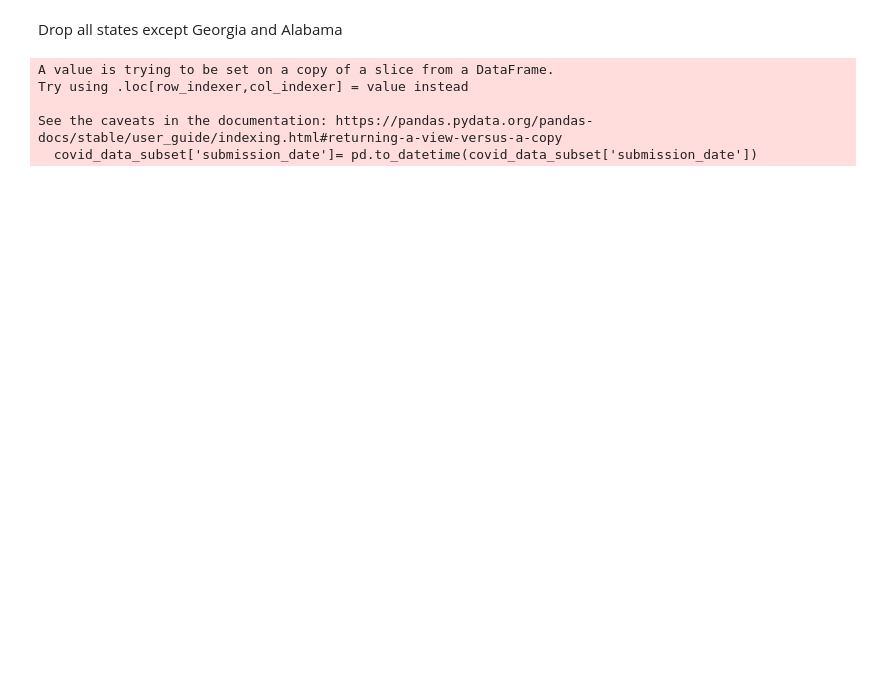
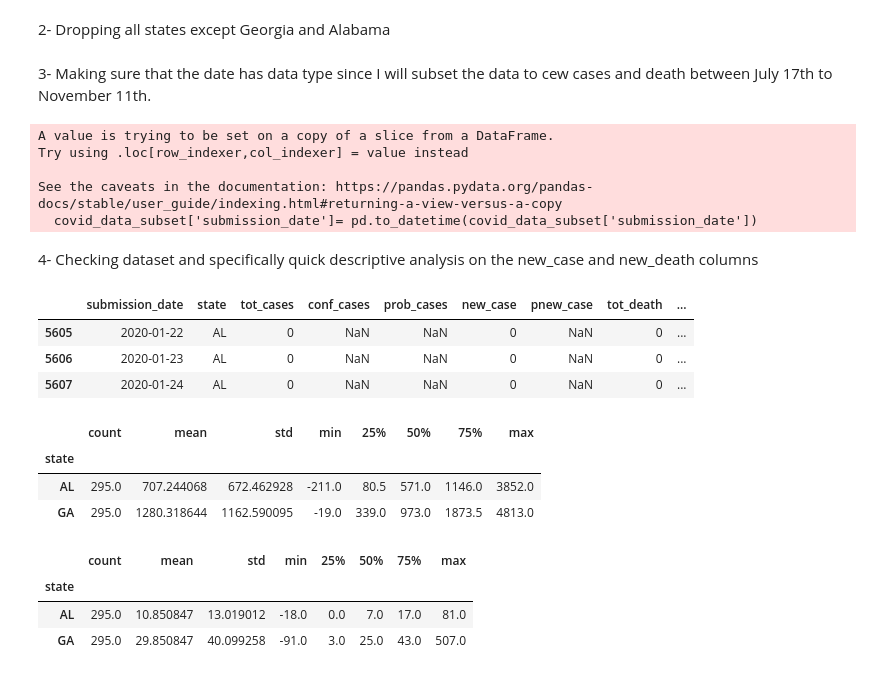
Before and after one commit to dibay/mask-wearing-policy-COVID-19-burden, a Jupyter notebook: Data-512-final.ipynb, the cells around one changed output. Cells and saved outputs as stored; diff of their text form; code cells hidden in the pictures; blank space fills up the shorter version.

```diff
--- a/Data-512-final.ipynb
+++ b/Data-512-final.ipynb
@@ -81,9 +124,11 @@ $\large\text{Step 1: Select the dataset and perform analysis}$<br>
 # %%
 covid_data=  pd.read_csv('/Users/sdibay/Downloads/United_States_COVID-19_Cases_and_Deaths_by_State_over_Time.csv')
 # %% [markdown]
-Drop all states except Georgia and Alabama
+2- Dropping all states except Georgia and Alabama
 # %%
 covid_data_subset = covid_data[(covid_data.state == 'AL')|(covid_data.state == 'GA')]
+# %% [markdown]
+3- Making sure that the date has data type since I will subset the data to cew cases and death between July 17th to November 11th.
 # %%
 #changing the submission date to date type
 covid_data_subset['submission_date']= pd.to_datetime(covid_data_subset['submission_date'])
@@ -93,3 +138,26 @@ Try using .loc[row_indexer,col_indexer] = value instead
 
 See the caveats in the documentation: https://pandas.pydata.org/pandas-docs/stable/user_guide/indexing.html#returning-a-view-versus-a-copy
   covid_data_subset['submission_date']= pd.to_datetime(covid_data_subset['submission_date'])
+# %% [markdown]
+4- Checking dataset and specifically quick descriptive analysis on the new_case and new_death columns
+# %%
+covid_data_subset.head(3)
+# %% [output]
+|  | submission_date | state | tot_cases | conf_cases | prob_cases | new_case | pnew_case | tot_death | ... |
+| 5605 | 2020-01-22 | AL | 0 | NaN | NaN | 0 | NaN | 0 | ... |
+| 5606 | 2020-01-23 | AL | 0 | NaN | NaN | 0 | NaN | 0 | ... |
+| 5607 | 2020-01-24 | AL | 0 | NaN | NaN | 0 | NaN | 0 | ... |
+# %%
+covid_data_subset.groupby('state')['new_case'].describe()
+# %% [output]
+|  | count | mean | std | min | 25% | 50% | 75% | max |
+| state |  |  |  |  |  |  |  |  |
+| AL | 295.0 | 707.244068 | 672.462928 | -211.0 | 80.5 | 571.0 | 1146.0 | 3852.0 |
+| GA | 295.0 | 1280.318644 | 1162.590095 | -19.0 | 339.0 | 973.0 | 1873.5 | 4813.0 |
+# %%
+covid_data_subset.groupby('state')['new_death'].describe()
+# %% [output]
+|  | count | mean | std | min | 25% | 50% | 75% | max |
+| state |  |  |  |  |  |  |  |  |
+| AL | 295.0 | 10.850847 | 13.019012 | -18.0 | 0.0 | 7.0 | 17.0 | 81.0 |
+| GA | 295.0 | 29.850847 | 40.099258 | -91.0 | 3.0 | 25.0 | 43.0 | 507.0 |
```
Also changed, not shown: parts of 66 cells of this notebook, 4 other files.
